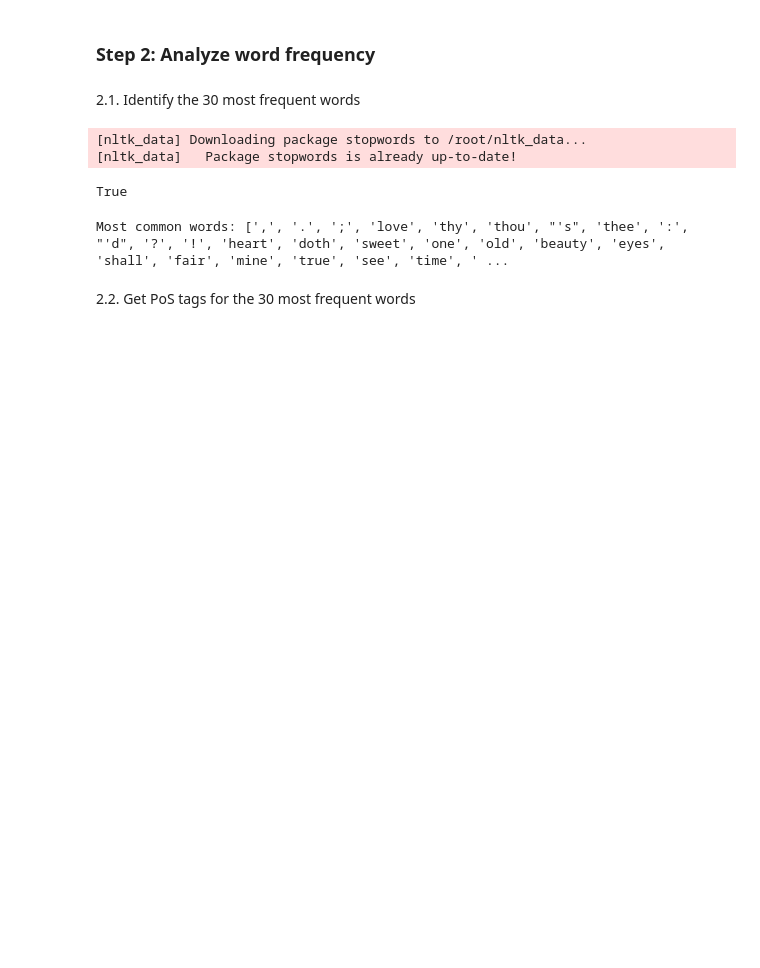
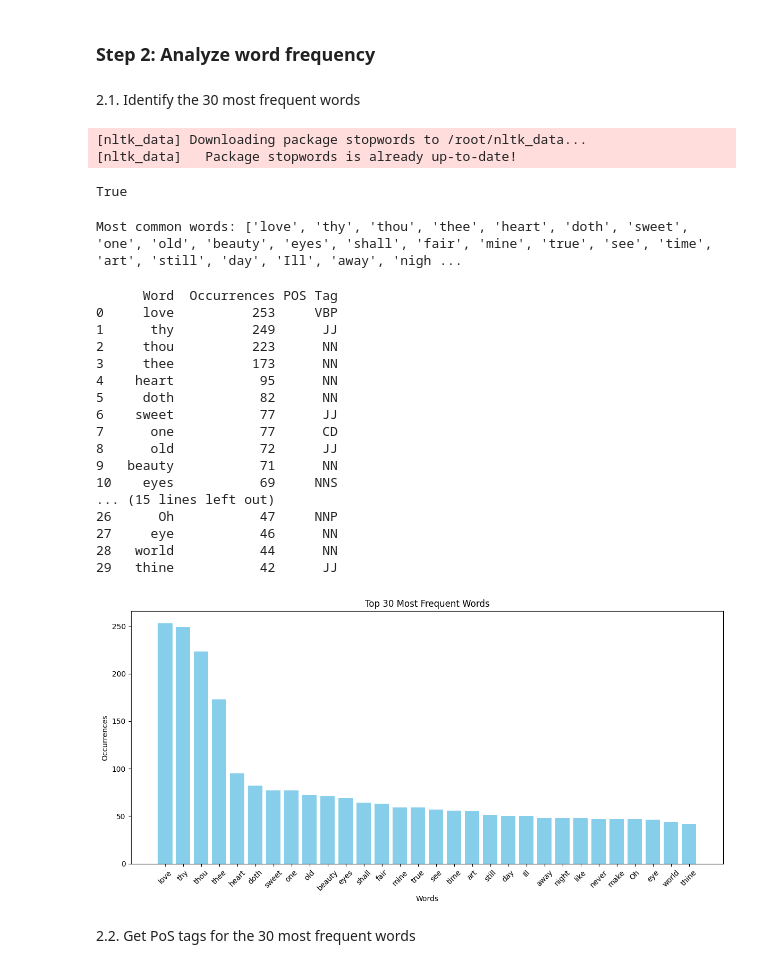
Before and after one commit to manhhungking/PoetryAnalysisNLP, a Jupyter notebook: PoetryAnalysis.ipynb, the cells around one changed output. Saved outputs shown, nothing was run; the diff lists cells and outputs as text; code cells hidden in the pictures; blank space fills up the shorter version.

```diff
--- a/PoetryAnalysis.ipynb
+++ b/PoetryAnalysis.ipynb
@@ -208,7 +243,11 @@ from nltk.probability import FreqDist
 # Tokenize and filter out stopwords
 tokens = word_tokenize(sonnets)
 stop_words = set(stopwords.words("english"))
-filtered_tokens = [word for word in tokens if word.lower() not in stop_words]
+filtered_tokens = [
+    word
+    for word in tokens
+    if word.lower() not in stop_words and word.isalpha()  # Only keep alphabetic words
+]
 
 
 # Get the most common words
@@ -227,7 +266,74 @@ most_common_words = [word for word, _ in most_common_filtered_words]
 
 print("Most common words:", most_common_words)
 # %% [output]
-Most common words: [',', '.', ';', 'love', 'thy', 'thou', "'s", 'thee', ':', "'d", '?', '!', 'heart', 'doth', 'sweet', 'one', 'old', 'beauty', 'eyes', 'shall', 'fair', 'mine', 'true', 'see', 'time', ' ...
+Most common words: ['love', 'thy', 'thou', 'thee', 'heart', 'doth', 'sweet', 'one', 'old', 'beauty', 'eyes', 'shall', 'fair', 'mine', 'true', 'see', 'time', 'art', 'still', 'day', 'Ill', 'away', 'nigh ...
+# %%
+from nltk.corpus import stopwords
+from nltk.probability import FreqDist
+import pandas as pd
+from nltk.tokenize import word_tokenize
+from nltk import pos_tag
+import matplotlib.pyplot as plt
+import string
+
+# Assuming 'sonnets' contains your text
+# Tokenize and filter out stopwords and punctuation
+tokens = word_tokenize(sonnets)
+stop_words = set(stopwords.words("english"))
+filtered_tokens = [
+    word
+    for word in tokens
+    if word.lower() not in stop_words and word.isalpha()  # Only keep alphabetic words
+]
+
+# Get the POS tags for the filtered tokens
+pos_tags = pos_tag(filtered_tokens)
+
+# Get the frequency distribution of words
+word_frequencies = FreqDist(filtered_tokens)
+most_common_filtered_words = word_frequencies.most_common(30)
+
+# Prepare data for DataFrame
+data = []
+for word, _ in most_common_filtered_words:
+    # Find the first POS tag for the word from the pos_tags list
+    pos = next((tag for w, tag in pos_tags if w.lower() == word.lower()), None)
+    data.append((word, _, pos))
+
+# Create a DataFrame for better display
+df = pd.DataFrame(data, columns=["Word", "Occurrences", "POS Tag"])
+
+# Display the 30 most common words in table format
+print(df)
+
+# Create a bar graph for words and occurrences
+plt.figure(figsize=(12, 6))
+plt.bar(df["Word"], df["Occurrences"], color="skyblue")
+plt.xlabel("Words")
+plt.ylabel("Occurrences")
+plt.title("Top 30 Most Frequent Words")
+plt.xticks(rotation=45)
+plt.tight_layout()  # Adjust layout to prevent clipping of tick labels
+plt.show()
+# %% [output]
+      Word  Occurrences POS Tag
+0     love          253     VBP
+1      thy          249      JJ
+2     thou          223      NN
+3     thee          173      NN
+4    heart           95      NN
+5     doth           82      NN
+6    sweet           77      JJ
+7      one           77      CD
+8      old           72      JJ
+9   beauty           71      NN
+10    eyes           69     NNS
+... (15 lines left out)
+26      Oh           47     NNP
+27     eye           46      NN
+28   world           44      NN
+29   thine           42      JJ
+[figure, added]
 # %% [markdown]
 2.2. Get PoS tags for the 30 most frequent words
 # %%
```
Also changed, not shown: parts of 11 cells of this notebook.
